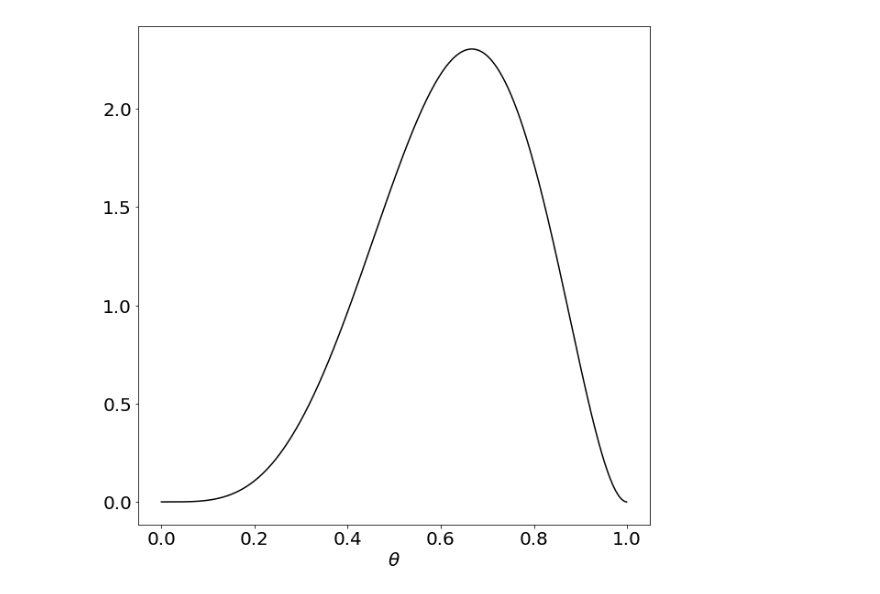
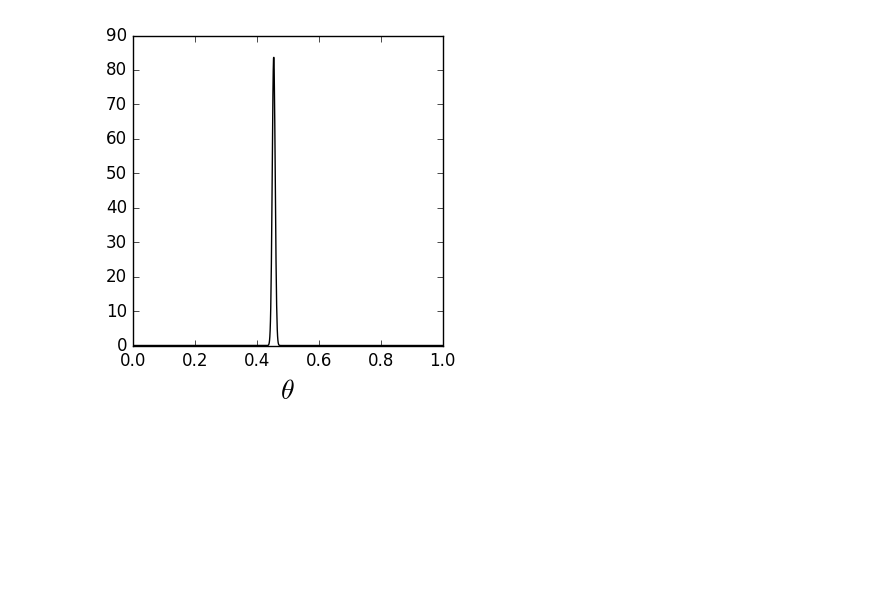
Before and after one commit to liuchaonaoc/Astrostatistics_old2, a Jupyter notebook: SingleParamsModel.ipynb, the cells around one changed output. Saved outputs shown, nothing was run; the diff lists cells and outputs as text; code cells hidden in the pictures; blank space fills up the shorter version.

```diff
--- a/SingleParamsModel.ipynb
+++ b/SingleParamsModel.ipynb
@@ -1,25 +1,26 @@
 # %%
 %matplotlib inline
 #posteior distribution of binomial data
 import numpy as np
 import scipy.stats as stats
 import matplotlib.pyplot as plt
 import matplotlib
-matplotlib.rc('xtick', labelsize=20)
-matplotlib.rc('ytick', labelsize=20)
+matplotlib.rc('xtick', labelsize=12)
+matplotlib.rc('ytick', labelsize=12)
 
-n = 5
-y = 3
+n = 11000
+y = 5000
+
 theta = np.arange(0,1,0.001)
-p = stats.beta.pdf(theta,n,y)
+p = stats.beta.pdf(theta,y+1,n-y+1)
 
-fig = plt.figure(figsize=[10,10])
+fig = plt.figure(figsize=[4,4])
 ax = fig.add_subplot(111)
 ax.plot(theta,p,'k-')
 ax.set_xlabel(r'$\theta$',fontsize=20)
 fig.show()
 # %% [output]
-[figure, old version]
+[figure, new version]
 # %%
 import numpy as np
 import scipy as sp
```
Also changed, not shown: parts of 7 cells of this notebook, 1 other file.
